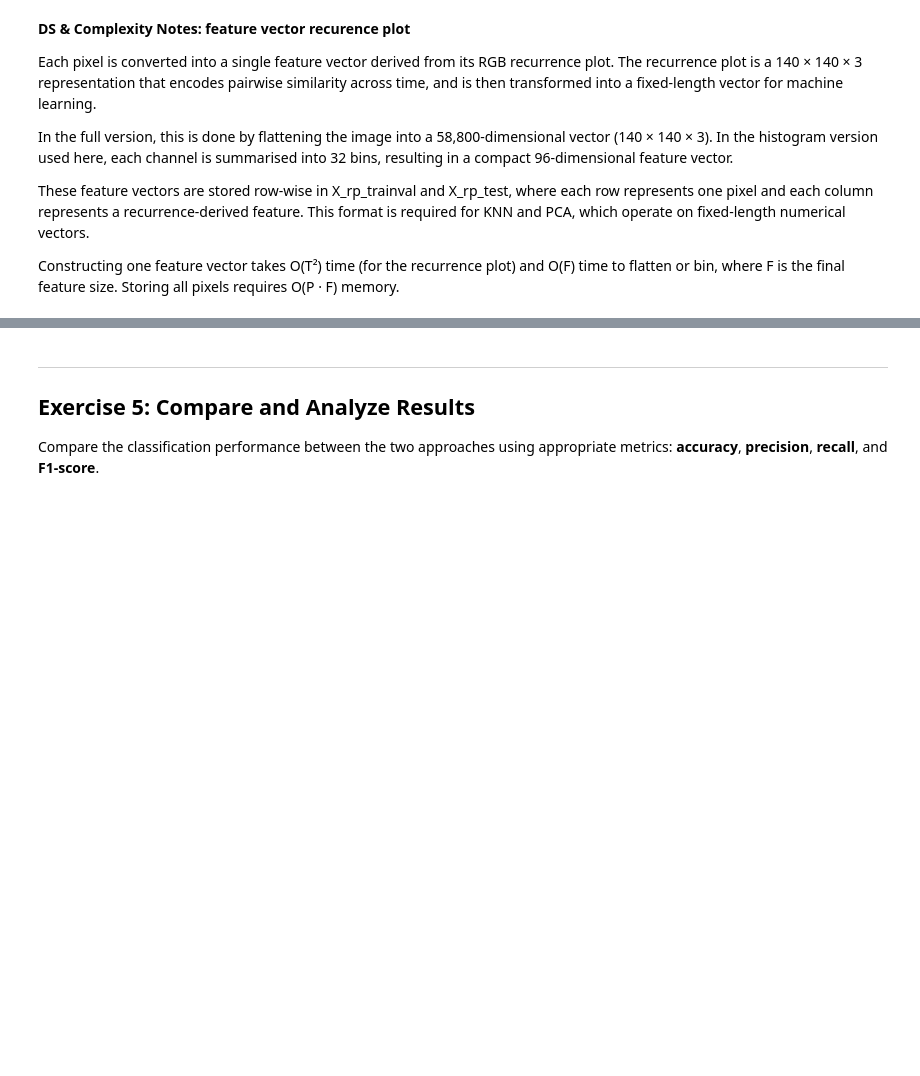
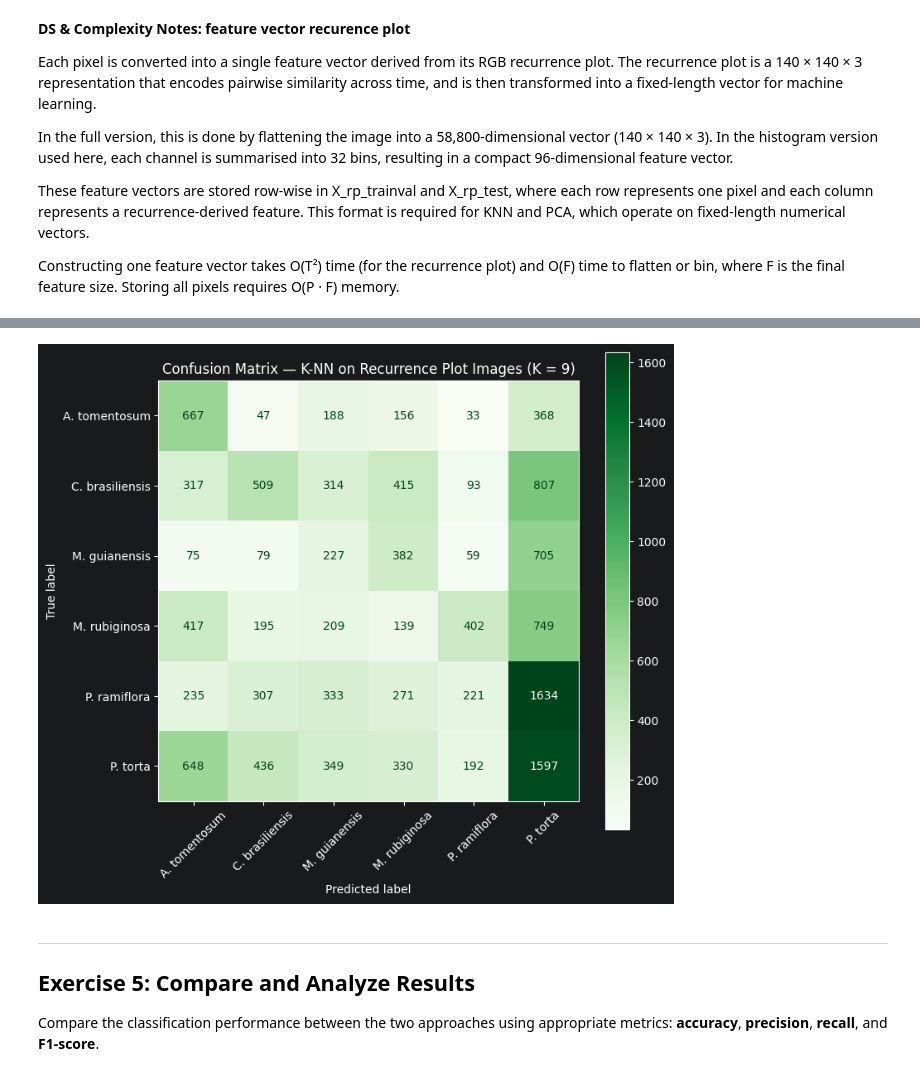
Before and after one commit to Gorkem345/Pixel-wise-Image-Classification-based-on-Time-Series-Image-Representations, a Jupyter notebook: case_notebook_with_data.ipynb, the cells around one changed output, grey strips where cells are left out. Saved outputs shown, nothing was run; the diff lists cells and outputs as text; code cells hidden in the pictures; blank space fills up the shorter version.

```diff
--- a/case_notebook_with_data.ipynb
+++ b/case_notebook_with_data.ipynb
@@ -869,7 +954,7 @@ for mask in test_masks:
 
 for i in range(total_train_px):
     X_ts_trainval.append(ts_data_train_pixels[i])
-    y_ts_trainval.append(all_masks[mask_of_pixel[i]]["species_class"])
+    y_ts_trainval.append(mask_of_pixel[i])
 for i in range(total_test_px):
     X_ts_test.append(ts_data_test_pixels[i])
     y_ts_test.append(all_masks[mask_of_pixel_test[i]]["species_class"])
@@ -1285,26 +1406,37 @@ print(f"Best Val Bal Acc (PCA+KNN): {max(val_acc_pca):.4f}")
 # %%
 #constructing the confusion matrix for both normal KNN and PCA+KNN
 cm_rp = confusion_matrix(y_rp_test, y_rp_test_pred)
-cm_rp_pca = confusion_matrix(y_rp_test, y_test_pred_pca)
 
-fig, axes = plt.subplots(1, 2, figsize=(16, 7))
+fig, axes = plt.subplots(1, 2 if USE_PCA and not USE_HISTOGRAM_FOR_PREDICTION else 1, figsize=(16 if USE_PCA and not USE_HISTOGRAM_FOR_PREDICTION else 8, 7))
 
-disp1 = ConfusionMatrixDisplay(
-    confusion_matrix=cm_rp,
-    display_labels=list(SPECIES.values())
-)
-disp1.plot(ax=axes[0], cmap="Greens", xticks_rotation=45)
-axes[0].set_title(f"Confusion Matrix — K-NN on Recurrence Plot Images (K = {best_k_rp})")
+if USE_PCA and not USE_HISTOGRAM_FOR_PREDICTION:
+    cm_rp_pca = confusion_matrix(y_rp_test, y_test_pred_pca)
 
-disp2 = ConfusionMatrixDisplay(
-    confusion_matrix=cm_rp_pca,
-    display_labels=list(SPECIES.values())
-)
-disp2.plot(ax=axes[1], cmap="Greens", xticks_rotation=45)
-axes[1].set_title(f"Confusion Matrix — PCA + K-NN on Recurrence Plot Images (K = {best_k_pca})")
+    disp1 = ConfusionMatrixDisplay(
+        confusion_matrix=cm_rp,
+        display_labels=list(SPECIES.values())
+    )
+    disp1.plot(ax=axes[0], cmap="Greens", xticks_rotation=45)
+    axes[0].set_title(f"Confusion Matrix — K-NN on Recurrence Plot Images (K = {best_k_rp})")
+
+    disp2 = ConfusionMatrixDisplay(
+        confusion_matrix=cm_rp_pca,
+        display_labels=list(SPECIES.values())
+    )
+    disp2.plot(ax=axes[1], cmap="Greens", xticks_rotation=45)
+    axes[1].set_title(f"Confusion Matrix — PCA + K-NN on Recurrence Plot Images (K = {best_k_pca})")
+else:
+    disp1 = ConfusionMatrixDisplay(
+        confusion_matrix=cm_rp,
+        display_labels=list(SPECIES.values())
+    )
+    disp1.plot(ax=axes, cmap="Greens", xticks_rotation=45)
+    axes.set_title(f"Confusion Matrix — K-NN on Recurrence Plot Images (K = {best_k_rp})")
 
 plt.tight_layout()
 plt.show()
+# %% [output]
+[figure, added]
 # %% [markdown]
 ---
 ## Exercise 5: Compare and Analyze Results
```
Also changed, not shown: parts of 29 cells of this notebook.
